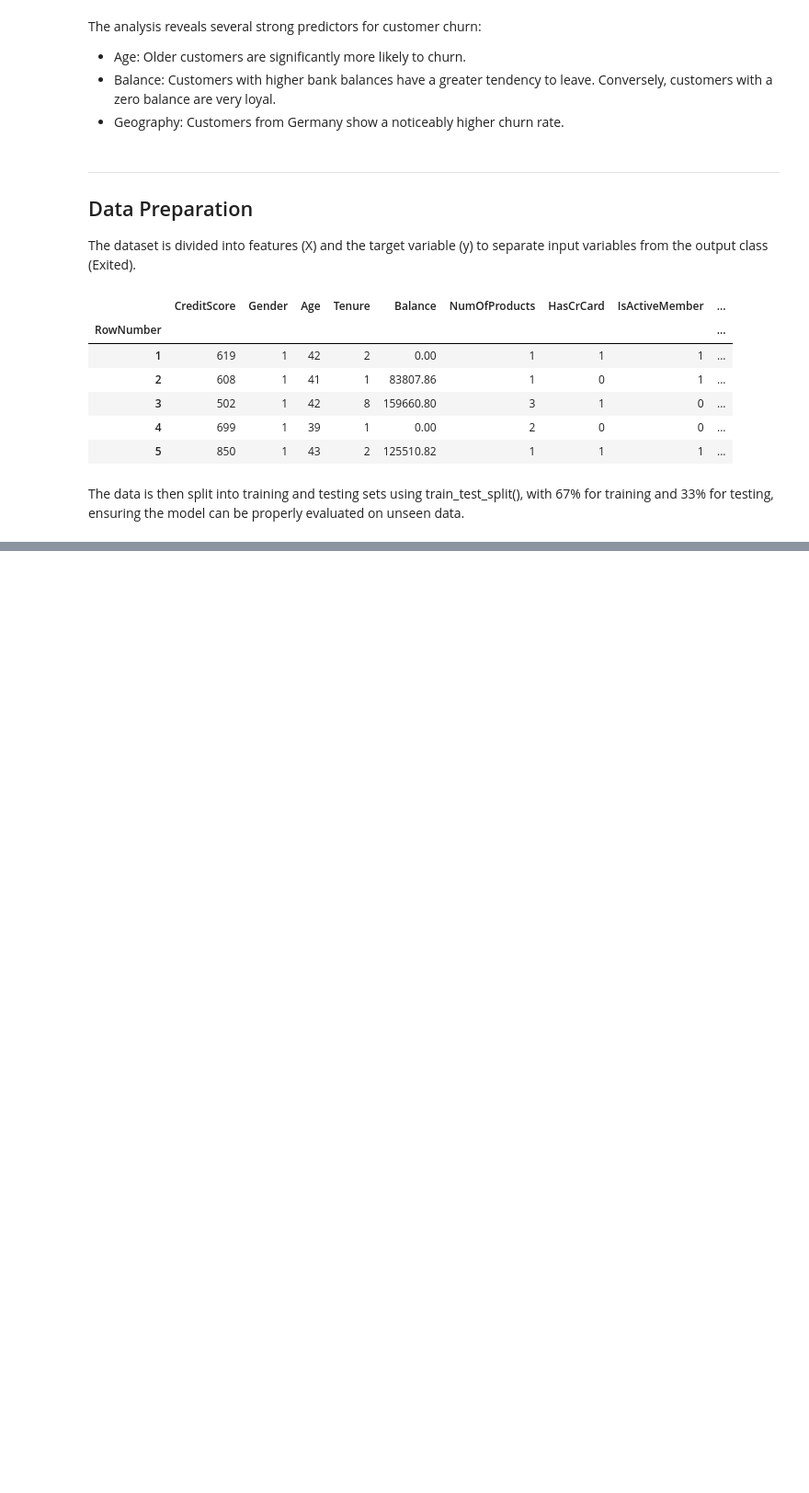
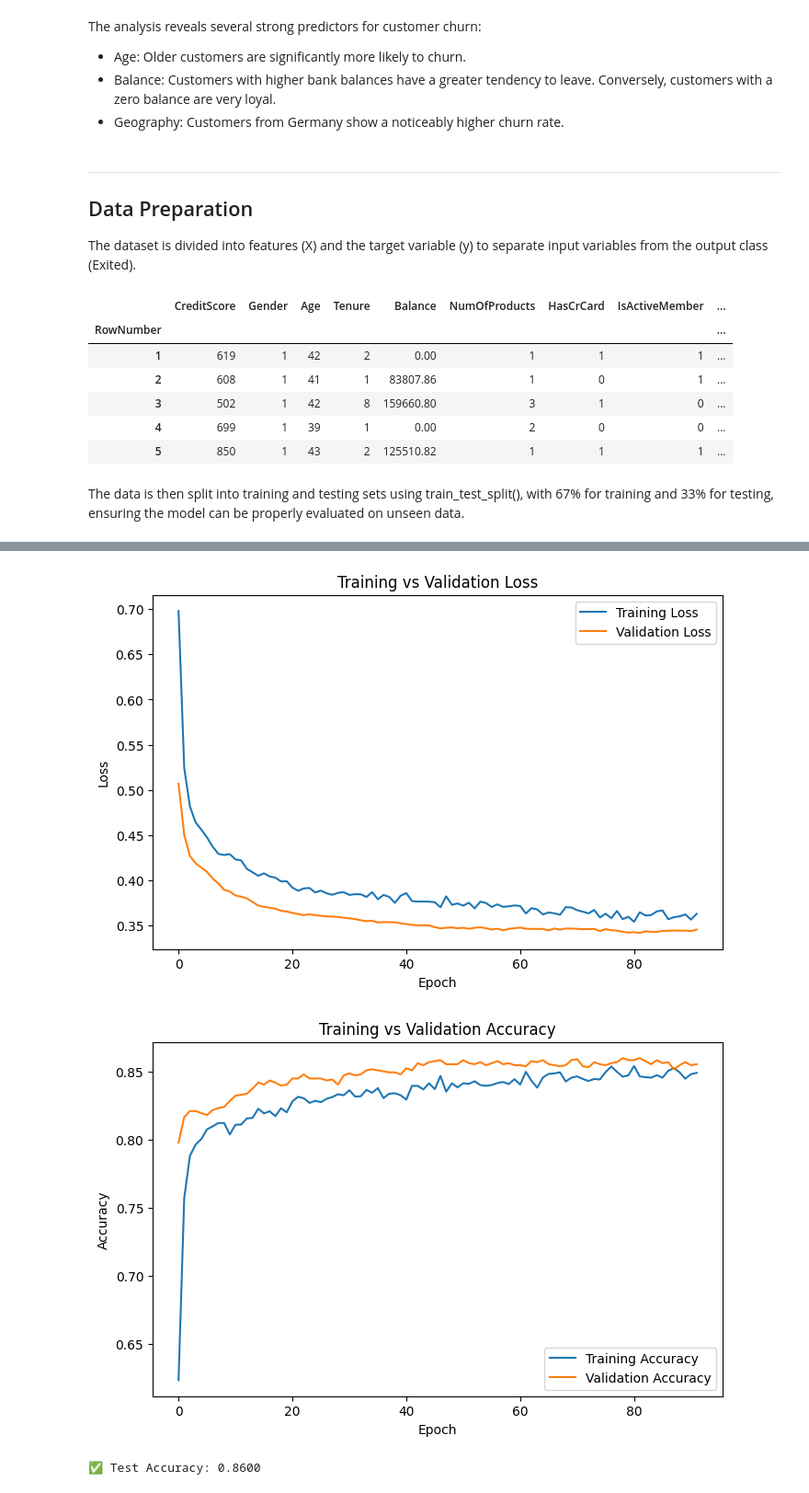
Before and after one commit to kellychan3/Bank-Customer-Churn-Analysis, a Jupyter notebook: Bank_Customer_Churn_Analysis.ipynb, the cells around one changed output, grey strips where cells are left out. Shown: that part at 92% size. Cells and saved outputs as stored; diff of their text form; code cells hidden in the pictures; blank space fills up the shorter version.

```diff
--- a/Bank_Customer_Churn_Analysis.ipynb
+++ b/Bank_Customer_Churn_Analysis.ipynb
@@ -307,0 +288,15 @@ Test accuracy: 0.8409090638160706
+# %%
+# Compile & Train the Model
+optimizer = Adam(learning_rate=0.001)
+model.compile(optimizer=optimizer, loss='binary_crossentropy', metrics=['accuracy'])
+
+early_stop = EarlyStopping(monitor='val_loss', patience=10, restore_best_weights=True, verbose=1)
+
+history = model.fit(
+    X_train, y_train,
+    validation_split=0.2,
+    epochs=100,
+    batch_size=32,
+    callbacks=[early_stop],
+    verbose=1
+)
@@ -307,0 +321,28 @@ Test accuracy: 0.8409090638160706
+# %%
+# Plot Loss
+plt.figure(figsize=(8,5))
+plt.plot(history.history['loss'], label='Training Loss')
+plt.plot(history.history['val_loss'], label='Validation Loss')
+plt.legend()
+plt.title('Training vs Validation Loss')
+plt.xlabel('Epoch')
+plt.ylabel('Loss')
+plt.show()
+
+# Plot Accuracy
+plt.figure(figsize=(8,5))
+plt.plot(history.history['accuracy'], label='Training Accuracy')
+plt.plot(history.history['val_accuracy'], label='Validation Accuracy')
+plt.legend()
+plt.title('Training vs Validation Accuracy')
+plt.xlabel('Epoch')
+plt.ylabel('Accuracy')
+plt.show()
+
+# Evaluate on Test Data
+test_loss, test_acc = model.evaluate(X_test, y_test, verbose=0)
+print(f"✅ Test Accuracy: {test_acc:.4f}")
+# %% [output]
+[figure, added]
+[figure, added]
+✅ Test Accuracy: 0.8600
```
Also changed, not shown: parts of 29 cells of this notebook.
